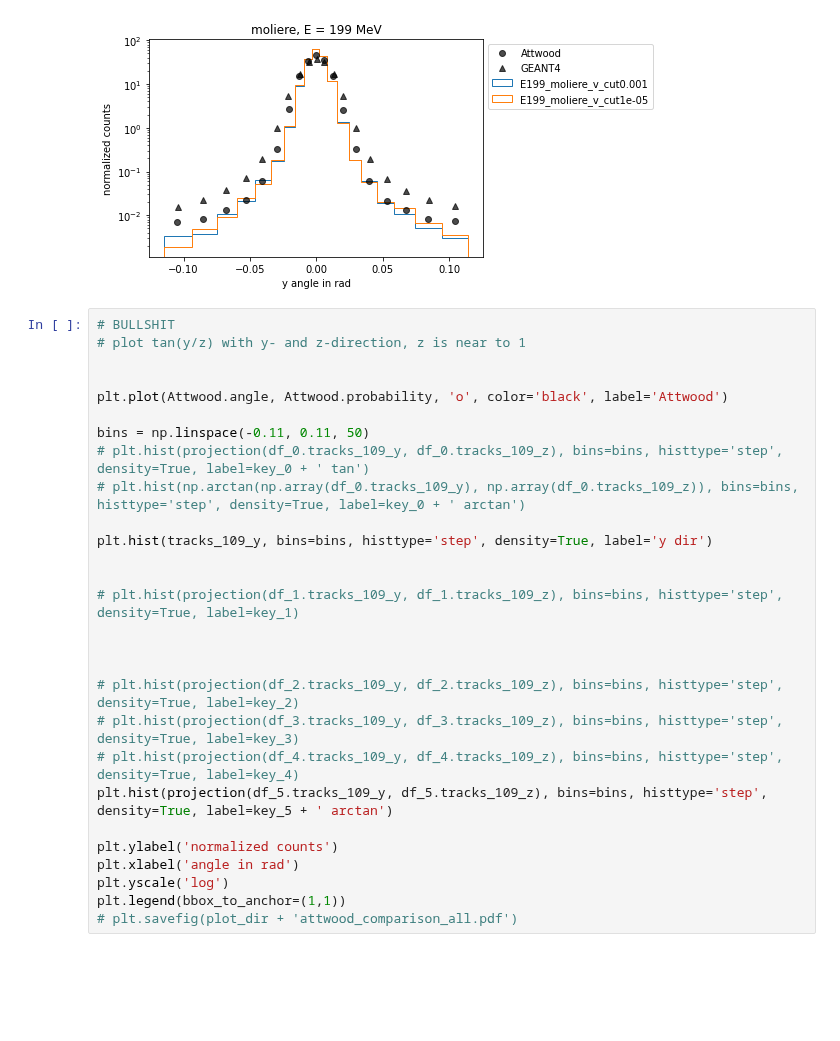
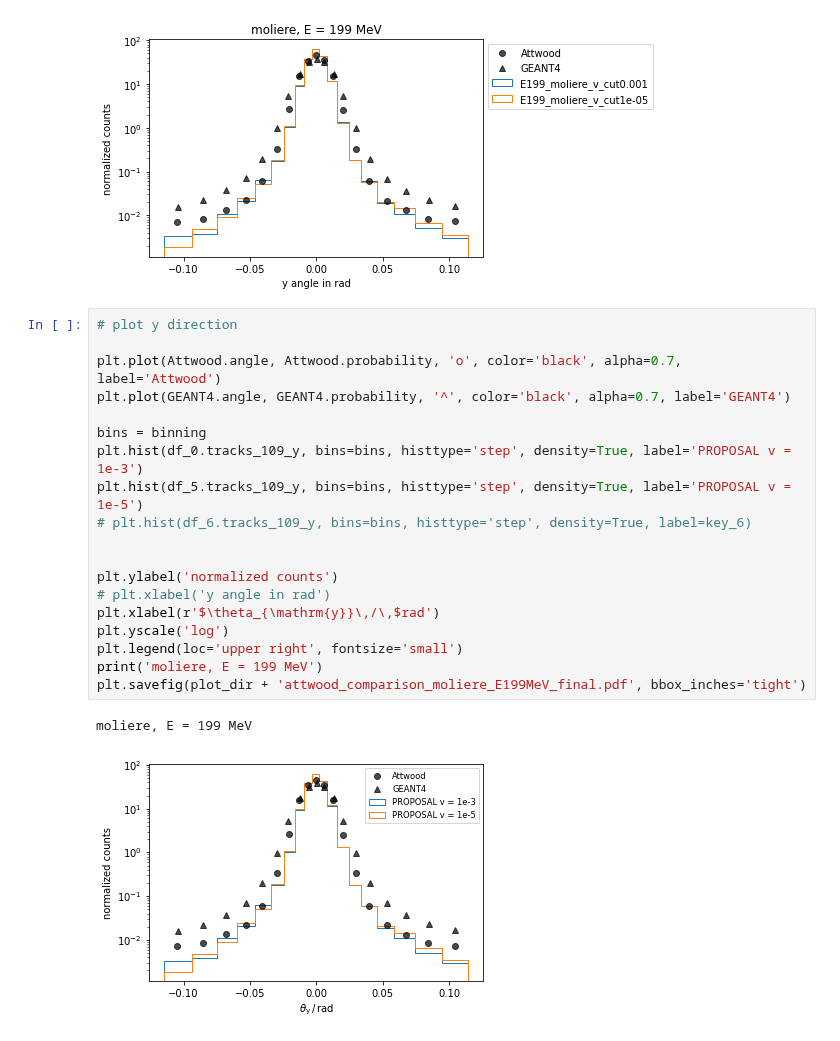
Before and after one commit to pascalgutjahr/muon-deflection-paper, a Jupyter notebook: deflection/attwood.ipynb, the cells around one changed output. Saved outputs shown, nothing was run; the diff lists cells and outputs as text; blank space fills up the shorter version.

Commit message:
final attwood

```diff
--- a/deflection/attwood.ipynb
+++ b/deflection/attwood.ipynb
@@ -334,31 +343,25 @@ plt.title('moliere, E = 199 MeV')
 plt.savefig(plot_dir + 'attwood_comparison_moliere_E199.pdf', bbox_inches='tight')
 # %% [output]
 [figure]
-# %%
-# BULLSHIT
-# plot tan(y/z) with y- and z-direction, z is near to 1
-
-
-plt.plot(Attwood.angle, Attwood.probability, 'o', color='black', label='Attwood')
-
-bins = np.linspace(-0.11, 0.11, 50)
-# plt.hist(projection(df_0.tracks_109_y, df_0.tracks_109_z), bins=bins, histtype='step', density=True, label=key_0 + ' tan')
-# plt.hist(np.arctan(np.array(df_0.tracks_109_y), np.array(df_0.tracks_109_z)), bins=bins, histtype='step', density=True, label=key_0 + ' arctan')
-
-plt.hist(tracks_109_y, bins=bins, histtype='step', density=True, label='y dir')
-
-
-# plt.hist(projection(df_1.tracks_109_y, df_1.tracks_109_z), bins=bins, histtype='step', density=True, label=key_1)
-
-
-
-# plt.hist(projection(df_2.tracks_109_y, df_2.tracks_109_z), bins=bins, histtype='step', density=True, label=key_2)
-# plt.hist(projection(df_3.tracks_109_y, df_3.tracks_109_z), bins=bins, histtype='step', density=True, label=key_3)
-# plt.hist(projection(df_4.tracks_109_y, df_4.tracks_109_z), bins=bins, histtype='step', density=True, label=key_4)
-plt.hist(projection(df_5.tracks_109_y, df_5.tracks_109_z), bins=bins, histtype='step', density=True, label=key_5 + ' arctan')
-
-plt.ylabel('normalized counts')
-plt.xlabel('angle in rad')
-plt.yscale('log')
-plt.legend(bbox_to_anchor=(1,1))
-# plt.savefig(plot_dir + 'attwood_comparison_all.pdf')
+# %%
+# plot y direction
+
+plt.plot(Attwood.angle, Attwood.probability, 'o', color='black', alpha=0.7, label='Attwood')
+plt.plot(GEANT4.angle, GEANT4.probability, '^', color='black', alpha=0.7, label='GEANT4')
+
+bins = binning
+plt.hist(df_0.tracks_109_y, bins=bins, histtype='step', density=True, label='PROPOSAL v = 1e-3')
+plt.hist(df_5.tracks_109_y, bins=bins, histtype='step', density=True, label='PROPOSAL v = 1e-5')
+# plt.hist(df_6.tracks_109_y, bins=bins, histtype='step', density=True, label=key_6)
+
+
+plt.ylabel('normalized counts')
+# plt.xlabel('y angle in rad')
+plt.xlabel(r'$\theta_{\mathrm{y}}\,/\,$rad')
+plt.yscale('log')
+plt.legend(loc='upper right', fontsize='small')
+print('moliere, E = 199 MeV')
+plt.savefig(plot_dir + 'attwood_comparison_moliere_E199MeV_final.pdf', bbox_inches='tight')
+# %% [output]
+moliere, E = 199 MeV
+[figure, added]
```
Also changed, not shown: parts of 4 cells of this notebook, 1 other file.
